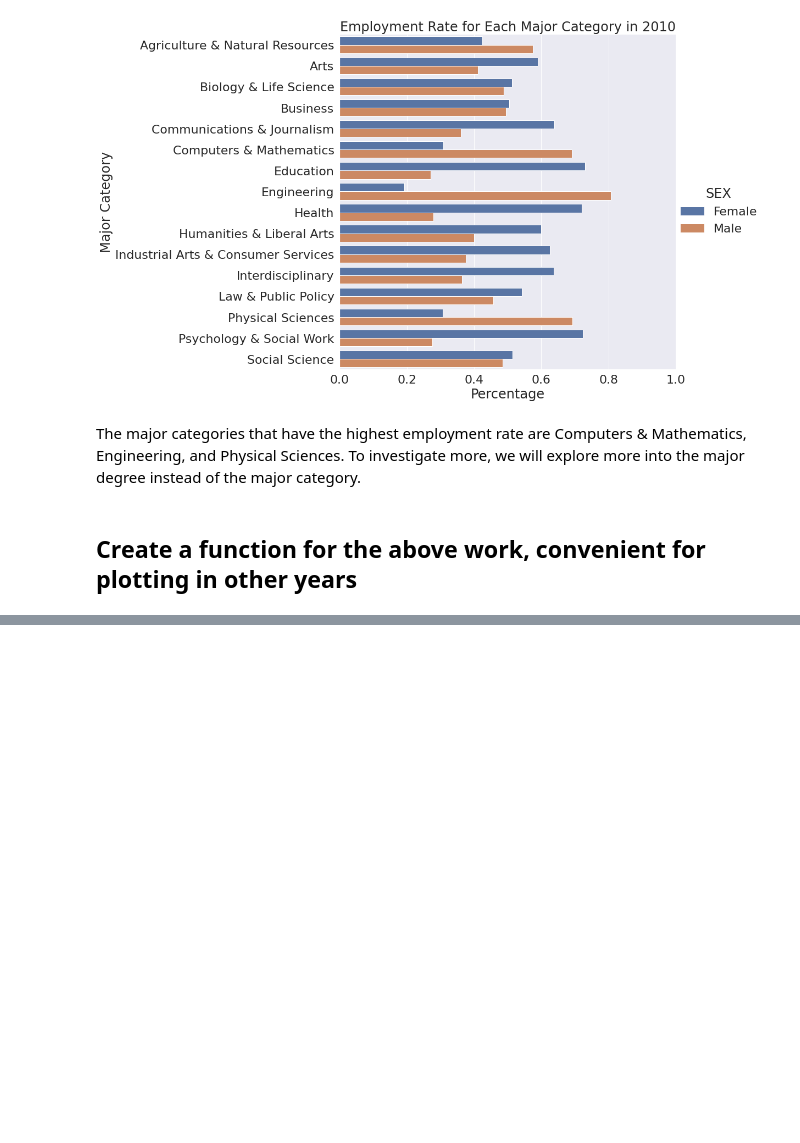
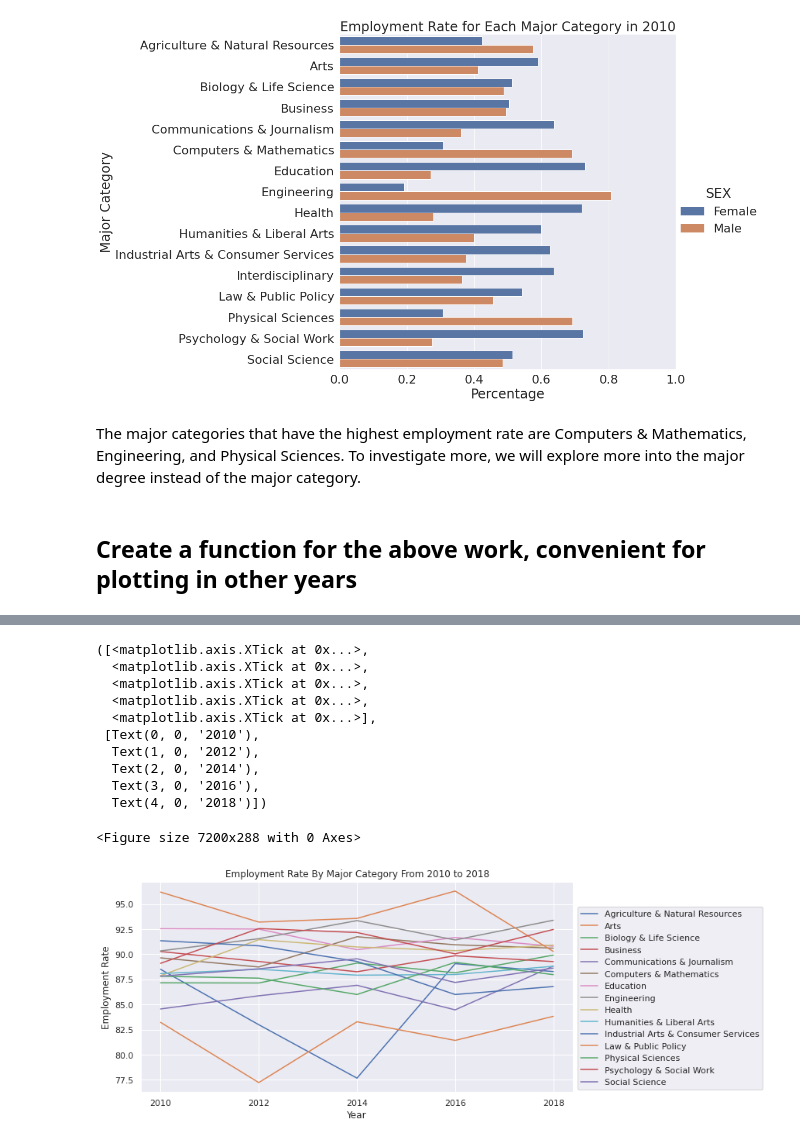
Before and after one commit to UCB-stat-159-s22/hw07-Group21, a Jupyter notebook: stephen-analysis.ipynb, the cells around one changed output, grey strips where cells are left out. Cells and saved outputs as stored; diff of their text form; code cells hidden in the pictures; blank space fills up the shorter version.

```diff
--- a/stephen-analysis.ipynb
+++ b/stephen-analysis.ipynb
@@ -162,0 +215,10 @@ employment_rate_plot(new_edu_wage14, 2014)
+# %%
+wage_data_dict = {12: new_edu_wage12, 14: new_edu_wage14, \
+                  16: new_edu_wage16, 18: new_edu_wage18}
+
+employment_rate_df = employment_rate_plot2(new_edu_wage10, 2010)
+for key in wage_data_dict:
+    new_employment_df = employment_rate_plot2(wage_data_dict[key], 2000+key)
+    employment_rate_df = employment_rate_df.merge(new_employment_df, on = "Major_Category", how = "left")
+
+employment_rate_df.head()
@@ -163,3 +237,27 @@ employment_rate_plot(new_edu_wage14, 2014)
+# %%
+employment_rate_df = employment_rate_df.set_index("Major_Category")
+employment_rate_df = employment_rate_df.T
+employment_rate_df = employment_rate_df.reset_index()
+# %%
+plt.figure(figsize=(100,4))
+employment_rate_df.plot(figsize = (10, 5), xticks = np.arange(0, 5, 1),
+                        title = "Employment Rate By Major Category From 2010 to 2018",
+                        xlabel = "Year", ylabel = "Employment Rate")
+plt.legend(bbox_to_anchor = (1, 0.5, 0.1, 0.4), loc = 'upper left')
+plt.xticks(np.arange(0, 5, 1), ["2010", "2012", "2014", "2016", "2018"])
+# %% [output]
+([<matplotlib.axis.XTick at 0x...>,
+  <matplotlib.axis.XTick at 0x...>,
+  <matplotlib.axis.XTick at 0x...>,
+  <matplotlib.axis.XTick at 0x...>,
+  <matplotlib.axis.XTick at 0x...>],
+ [Text(0, 0, '2010'),
+  Text(1, 0, '2012'),
+  Text(2, 0, '2014'),
+  Text(3, 0, '2016'),
+  Text(4, 0, '2018')])
+<Figure size 7200x288 with 0 Axes>
+[figure, added]
 # %%
 # len(np.unique(edu_wage12["WAGP"])), len(np.unique(edu_wage12["WAGP"]))
 # edu_wage12["WAGP"]
```
Also changed, not shown: parts of 9 cells of this notebook.
